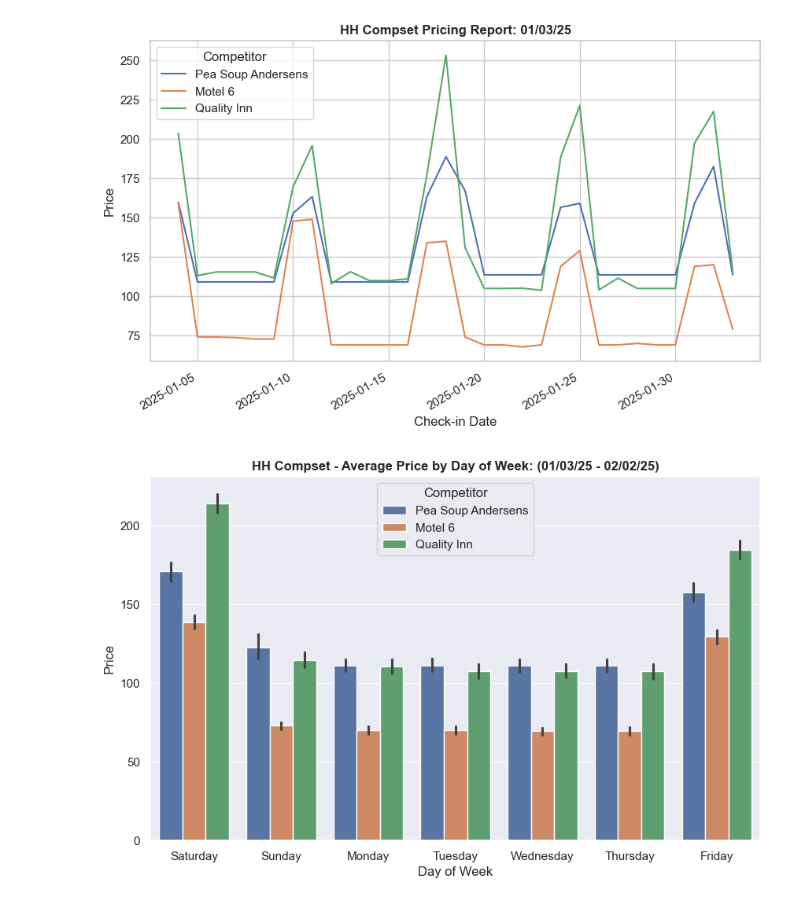
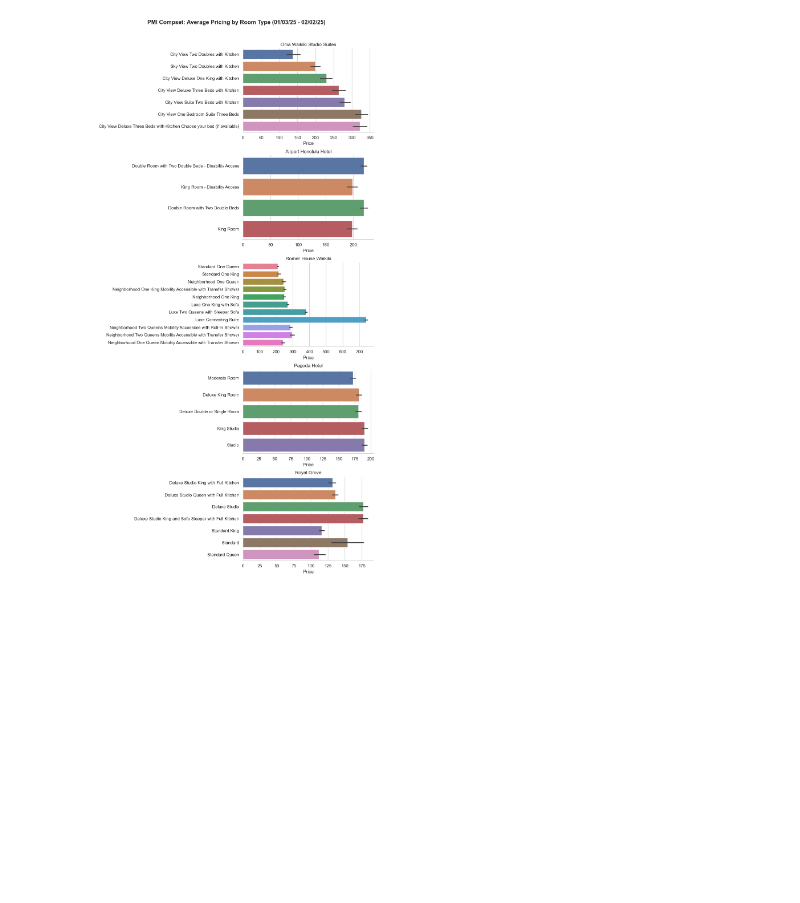
Before and after one commit to JoeyRussoniello/RedTailCodeBase, a Jupyter notebook: WebScrapers/HotelPricingPulls/compset_plotting.ipynb, the cells around one changed output. Drawn from its saved outputs; the diff is of its cells as text; code cells hidden in the pictures; blank space fills up the shorter version.

```diff
--- a/WebScrapers/HotelPricingPulls/compset_plotting.ipynb
+++ b/WebScrapers/HotelPricingPulls/compset_plotting.ipynb
@@ -114,7 +144,6 @@ def get_graphs(df,prop,date = most_recent, figsize = (10,6),save_graphs = False)
     plot_room_types(df,prop,date = date,save_graph = save_graphs)
     plot_compset_change(df,prop,date,save_graph = save_graphs)
 # %%
-get_graphs(df,'HH',save_graphs = True)
+get_graphs(df,'PMI')
 # %% [output]
-[figure, old version]
+[figure, new version]
-[figure, removed]
```
Also changed, not shown: parts of 5 cells of this notebook, 26 other files.
